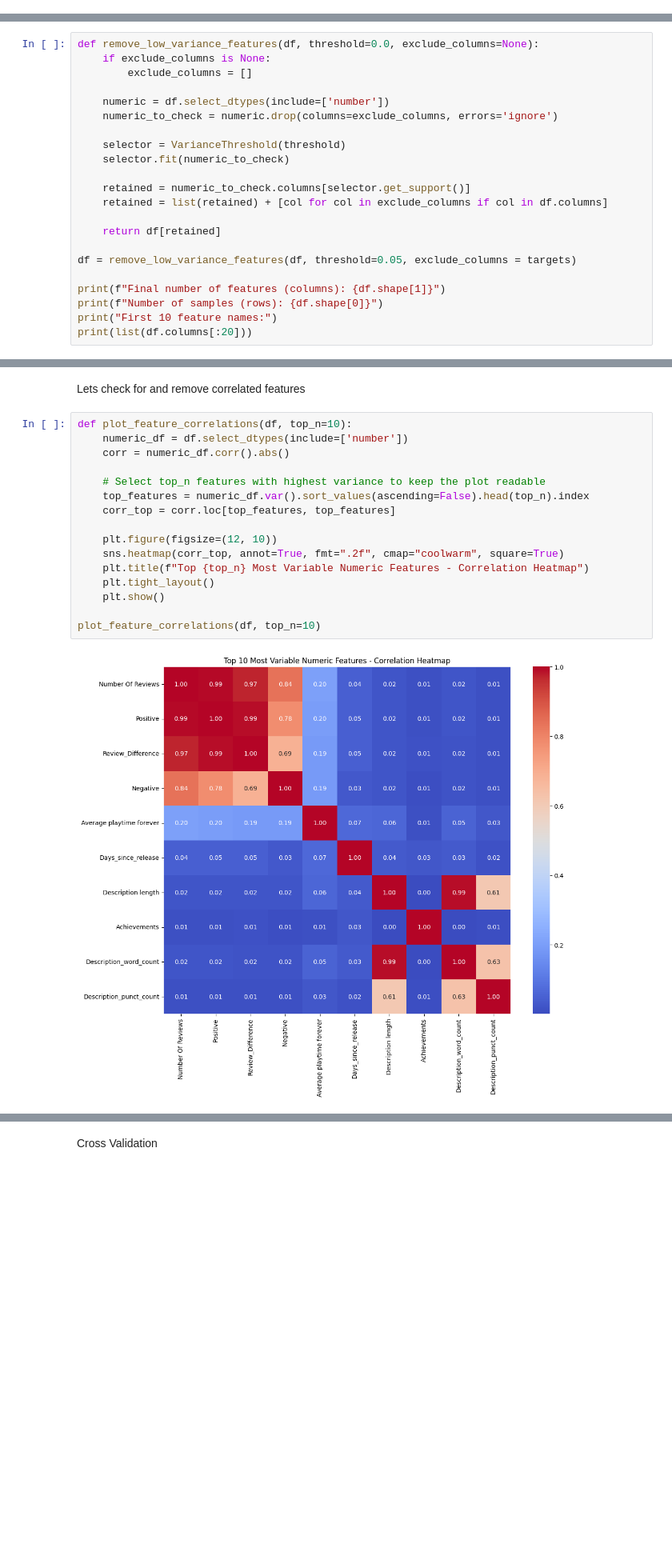
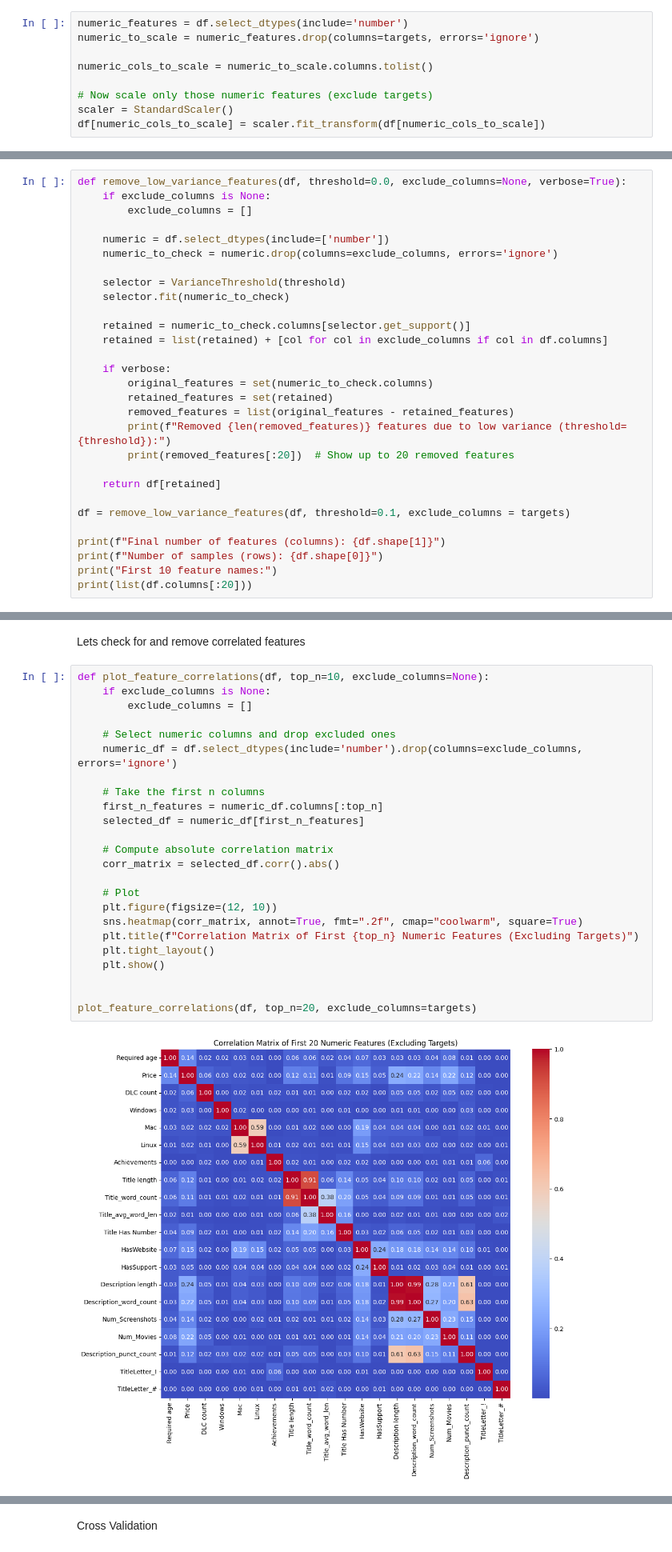
Before and after one commit to LittleDog117/MachineLearningFinal, a Jupyter notebook: MAchineLearningFinal.ipynb, the cells around one changed output, grey strips where cells are left out. Shown at 80% size. Drawn from its saved outputs; the diff is of its cells as text; blank space fills up the shorter version.

```diff
--- a/MAchineLearningFinal.ipynb
+++ b/MAchineLearningFinal.ipynb
@@ -477 +537,10 @@ numeric_features = numeric_features.loc[:, (numeric_features.nunique() > 2)]
+# %%
+numeric_features = df.select_dtypes(include='number')
+numeric_to_scale = numeric_features.drop(columns=targets, errors='ignore')
+
+numeric_cols_to_scale = numeric_to_scale.columns.tolist()
+
+# Now scale only those numeric features (exclude targets)
+scaler = StandardScaler()
+df[numeric_cols_to_scale] = scaler.fit_transform(df[numeric_cols_to_scale])
 # %% [markdown]
@@ -479,5 +548,5 @@ With so many features, lets remove the low Variance ones
 # %%
-def remove_low_variance_features(df, threshold=0.0, exclude_columns=None):
+def remove_low_variance_features(df, threshold=0.0, exclude_columns=None, verbose=True):
     if exclude_columns is None:
         exclude_columns = []
 
@@ -490,9 +559,16 @@ def remove_low_variance_features(df, threshold=0.0, exclude_columns=None):
     retained = numeric_to_check.columns[selector.get_support()]
     retained = list(retained) + [col for col in exclude_columns if col in df.columns]
 
+    if verbose:
+        original_features = set(numeric_to_check.columns)
+        retained_features = set(retained)
+        removed_features = list(original_features - retained_features)
+        print(f"Removed {len(removed_features)} features due to low variance (threshold={threshold}):")
+        print(removed_features[:20])  # Show up to 20 removed features
+
     return df[retained]
 
-df = remove_low_variance_features(df, threshold=0.05, exclude_columns = targets)
+df = remove_low_variance_features(df, threshold=0.1, exclude_columns = targets)
 
 print(f"Final number of features (columns): {df.shape[1]}")
 print(f"Number of samples (rows): {df.shape[0]}")
@@ -506,21 +584,29 @@ First 10 feature names:
 # %% [markdown]
 Lets check for and remove correlated features
 # %%
-def plot_feature_correlations(df, top_n=10):
-    numeric_df = df.select_dtypes(include=['number'])
-    corr = numeric_df.corr().abs()
+def plot_feature_correlations(df, top_n=10, exclude_columns=None):
+    if exclude_columns is None:
+        exclude_columns = []
 
-    # Select top_n features with highest variance to keep the plot readable
-    top_features = numeric_df.var().sort_values(ascending=False).head(top_n).index
-    corr_top = corr.loc[top_features, top_features]
+    # Select numeric columns and drop excluded ones
+    numeric_df = df.select_dtypes(include='number').drop(columns=exclude_columns, errors='ignore')
 
+    # Take the first n columns
+    first_n_features = numeric_df.columns[:top_n]
+    selected_df = numeric_df[first_n_features]
+
+    # Compute absolute correlation matrix
+    corr_matrix = selected_df.corr().abs()
+
+    # Plot
     plt.figure(figsize=(12, 10))
-    sns.heatmap(corr_top, annot=True, fmt=".2f", cmap="coolwarm", square=True)
-    plt.title(f"Top {top_n} Most Variable Numeric Features - Correlation Heatmap")
+    sns.heatmap(corr_matrix, annot=True, fmt=".2f", cmap="coolwarm", square=True)
+    plt.title(f"Correlation Matrix of First {top_n} Numeric Features (Excluding Targets)")
     plt.tight_layout()
     plt.show()
 
-plot_feature_correlations(df, top_n=10)
+
+plot_feature_correlations(df, top_n=20, exclude_columns=targets)
 # %% [output]
-[figure, old version]
+[figure, new version]
 # %%
```
Also changed, not shown: parts of 56 cells of this notebook.
